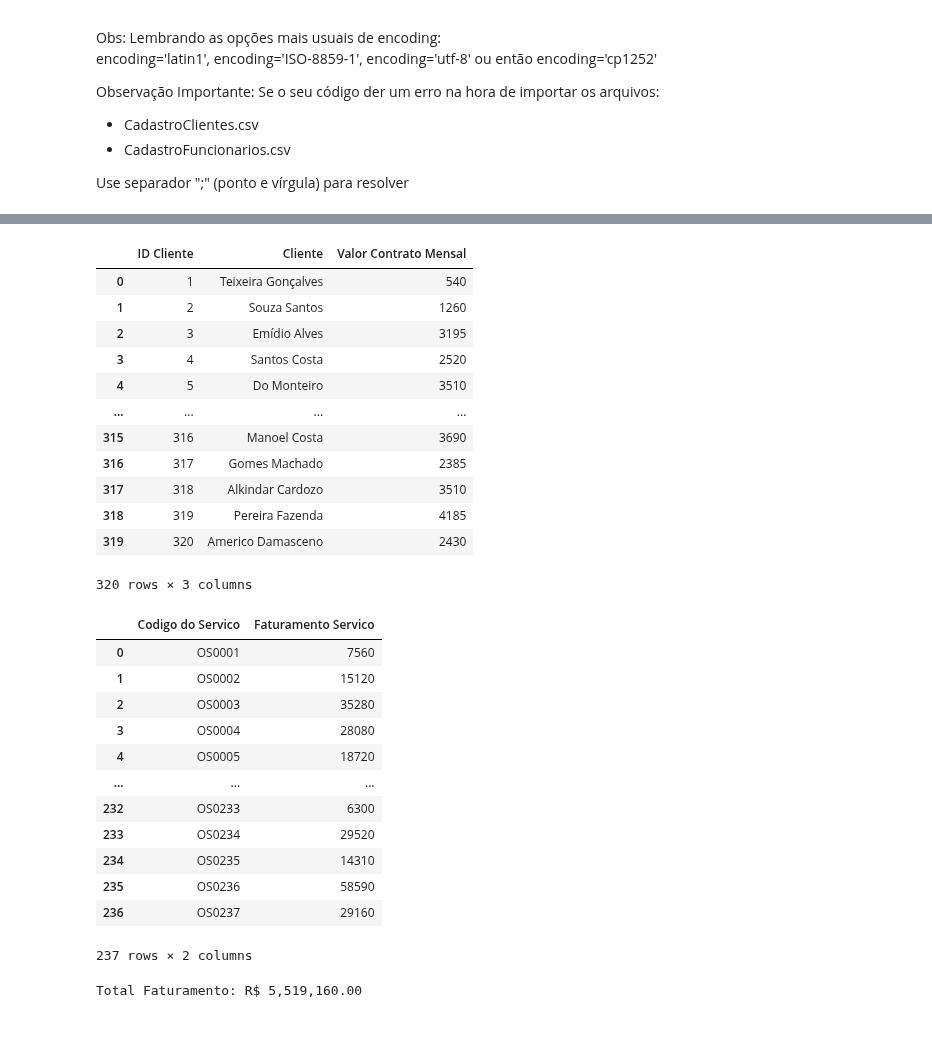
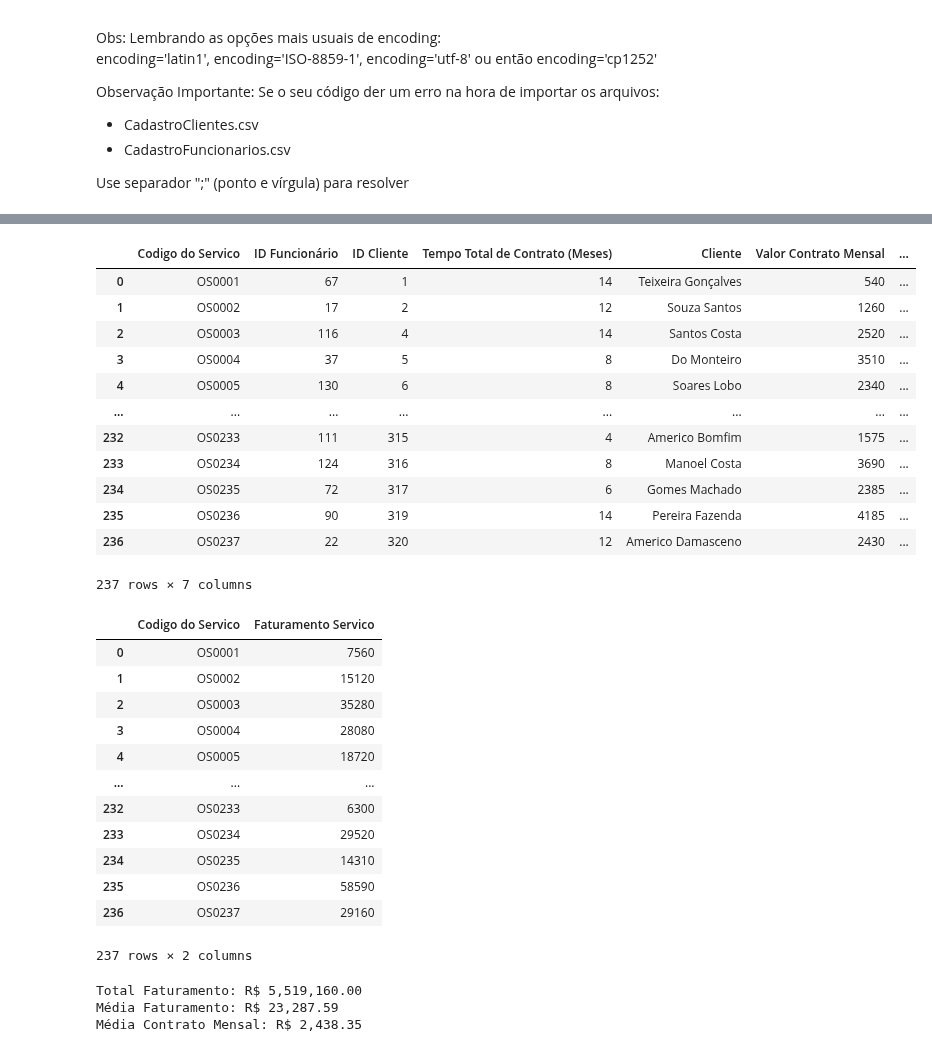
Before and after one commit to MathLopes29/Hashtag_AnaliseDados, a Jupyter notebook: Python/Cursos/Curso Hashtag/07_Pandas Exercício/18.13 Exercícios Pandas.ipynb, the cells around one changed output, grey strips where cells are left out. Cells and saved outputs as stored; diff of their text form; code cells hidden in the pictures.

Commit message:
Exercícios finais de Pandas

```diff
--- a/Python/Cursos/Curso Hashtag/07_Pandas Exercício/18.13 Exercícios Pandas.ipynb
+++ b/Python/Cursos/Curso Hashtag/07_Pandas Exercício/18.13 Exercícios Pandas.ipynb
@@ -59,8 +59,8 @@ import pandas as pd
 import openpyxl
 
 df_serviços = pd.read_excel("C:\\Users\\negri\\OneDrive\\Documentos\\GitHub\\Hashtag_AnaliseDados\\Python\\Cursos\\Curso Hashtag\\07_Pandas Exercício\\BaseServiçosPrestados.xlsx")
-df_cliente = pd.read_csv('C:\\Users\\negri\\OneDrive\\Documentos\\GitHub\\Hashtag_AnaliseDados\\Python\\Cursos\\Curso Hashtag\\07_Pandas Exercício\\CadastroClientes.csv', sep=';')
-df_funcionarios = pd.read_csv('C:\\Users\\negri\\OneDrive\\Documentos\\GitHub\\Hashtag_AnaliseDados\\Python\\Cursos\\Curso Hashtag\\07_Pandas Exercício\\CadastroFuncionarios.csv', sep=';')
+df_cliente = pd.read_csv('C:\\Users\\negri\\OneDrive\\Documentos\\GitHub\\Hashtag_AnaliseDados\\Python\\Cursos\\Curso Hashtag\\07_Pandas Exercício\\CadastroClientes.csv', sep=';', decimal=',')
+df_funcionarios = pd.read_csv('C:\\Users\\negri\\OneDrive\\Documentos\\GitHub\\Hashtag_AnaliseDados\\Python\\Cursos\\Curso Hashtag\\07_Pandas Exercício\\CadastroFuncionarios.csv', sep=';', decimal = ',')
 # %%
 df_func_ajust =  df_funcionarios.copy()
 
@@ -122,16 +115,0 @@ display(df_serviços)
-# %%
-display(df_cliente)
-# %% [output]
-|  | ID Cliente | Cliente | Valor Contrato Mensal |
-| 0 | 1 | Teixeira Gonçalves | 540 |
-| 1 | 2 | Souza Santos | 1260 |
-| 2 | 3 | Emídio Alves | 3195 |
-| 3 | 4 | Santos Costa | 2520 |
-| 4 | 5 | Do Monteiro | 3510 |
-| ... | ... | ... | ... |
-| 315 | 316 | Manoel Costa | 3690 |
-| 316 | 317 | Gomes Machado | 2385 |
-| 317 | 318 | Alkindar Cardozo | 3510 |
-| 318 | 319 | Pereira Fazenda | 4185 |
-| 319 | 320 | Americo Damasceno | 2430 |
-320 rows × 3 columns
@@ -138,25 +120,46 @@ display(df_cliente)
 # %%
 df_empresa = df_serviços.merge(df_cliente, how='inner', left_on='ID Cliente', right_on='ID Cliente')
 df_empresa['Faturamento Servico'] = df_empresa['Tempo Total de Contrato (Meses)'] * df_empresa['Valor Contrato Mensal']
-#display(df_empresa)
+display(df_empresa)
 
 resposta2 = df_empresa[['Codigo do Servico', 'Faturamento Servico']]
 display(resposta2)
 
 df_total_faturamento = df_empresa['Faturamento Servico'].sum()
 print(f'Total Faturamento: R$ {df_total_faturamento:,.2f}')
+
+média_faturamento = df_empresa['Faturamento Servico'].mean()
+print(f'Média Faturamento: R$ {média_faturamento:,.2f}')
+
+media_valor_mensal = df_empresa['Valor Contrato Mensal'].mean()
+print(f'Média Contrato Mensal: R$ {media_valor_mensal:,.2f}')
 # %% [output]
-|  | Codigo do Servico | Faturamento Servico |
-| 0 | OS0001 | 7560 |
-| 1 | OS0002 | 15120 |
-| 2 | OS0003 | 35280 |
-| 3 | OS0004 | 28080 |
-| 4 | OS0005 | 18720 |
-| ... | ... | ... |
-| 232 | OS0233 | 6300 |
-| 233 | OS0234 | 29520 |
-| 234 | OS0235 | 14310 |
-| 235 | OS0236 | 58590 |
-| 236 | OS0237 | 29160 |
+|  | Codigo do Servico | ID Funcionário | ID Cliente | Tempo Total de Contrato (Meses) | Cliente | Valor Contrato Mensal | ... |
+| 0 | OS0001 | 67 | 1 | 14 | Teixeira Gonçalves | 540 | ... |
+| 1 | OS0002 | 17 | 2 | 12 | Souza Santos | 1260 | ... |
+| 2 | OS0003 | 116 | 4 | 14 | Santos Costa | 2520 | ... |
+| 3 | OS0004 | 37 | 5 | 8 | Do Monteiro | 3510 | ... |
+| 4 | OS0005 | 130 | 6 | 8 | Soares Lobo | 2340 | ... |
+| ... | ... | ... | ... | ... | ... | ... | ... |
+| 232 | OS0233 | 111 | 315 | 4 | Americo Bomfim | 1575 | ... |
+| 233 | OS0234 | 124 | 316 | 8 | Manoel Costa | 3690 | ... |
+| 234 | OS0235 | 72 | 317 | 6 | Gomes Machado | 2385 | ... |
+| 235 | OS0236 | 90 | 319 | 14 | Pereira Fazenda | 4185 | ... |
+| 236 | OS0237 | 22 | 320 | 12 | Americo Damasceno | 2430 | ... |
-237 rows × 2 columns
+237 rows × 7 columns
+|  | Codigo do Servico | Faturamento Servico |
+| 0 | OS0001 | 7560 |
+| 1 | OS0002 | 15120 |
+| 2 | OS0003 | 35280 |
+| 3 | OS0004 | 28080 |
+| 4 | OS0005 | 18720 |
+| ... | ... | ... |
+| 232 | OS0233 | 6300 |
+| 233 | OS0234 | 29520 |
+| 234 | OS0235 | 14310 |
+| 235 | OS0236 | 58590 |
+| 236 | OS0237 | 29160 |
-Total Faturamento: R$ 5,519,160.00
+237 rows × 2 columns
+Total Faturamento: R$ 5,519,160.00
+Média Faturamento: R$ 23,287.59
+Média Contrato Mensal: R$ 2,438.35
```
Also changed, not shown: parts of 13 cells of this notebook.
